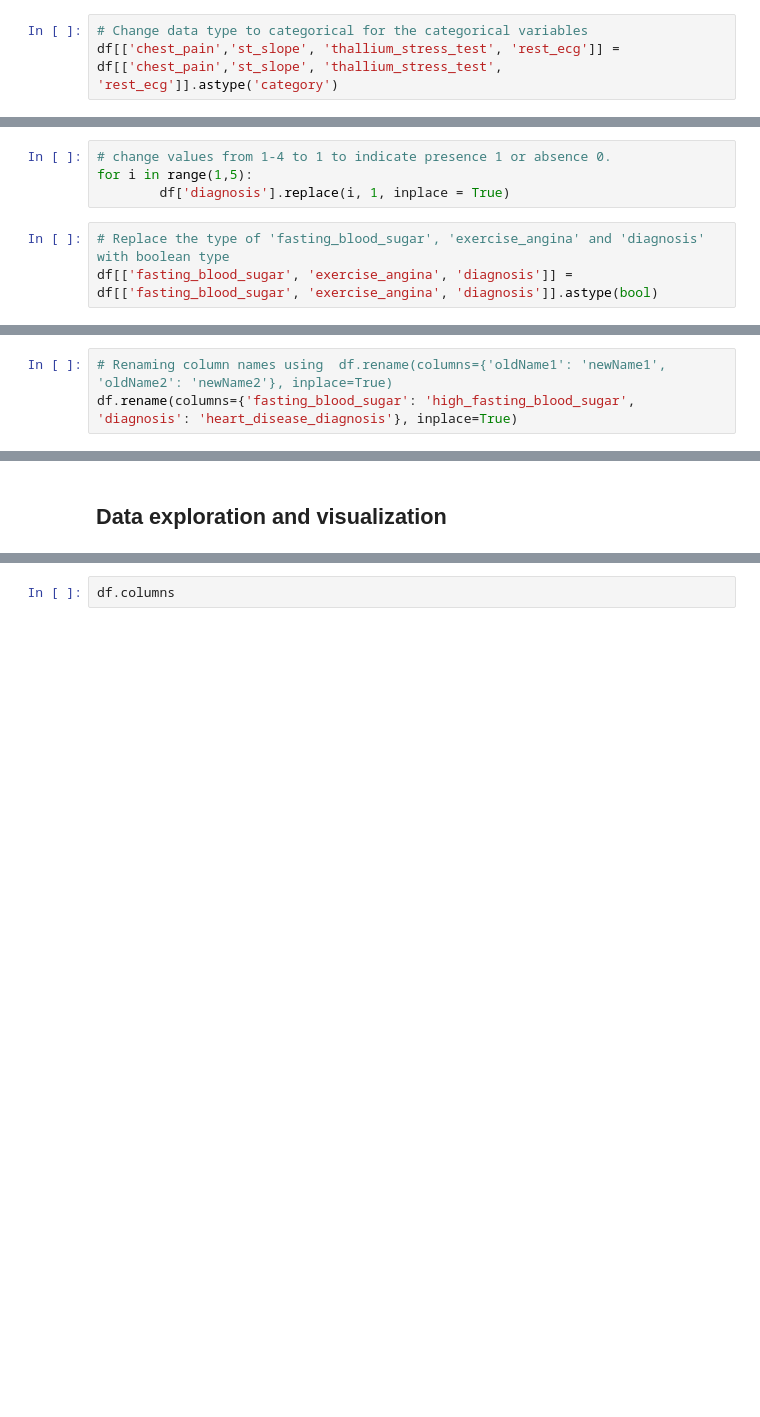
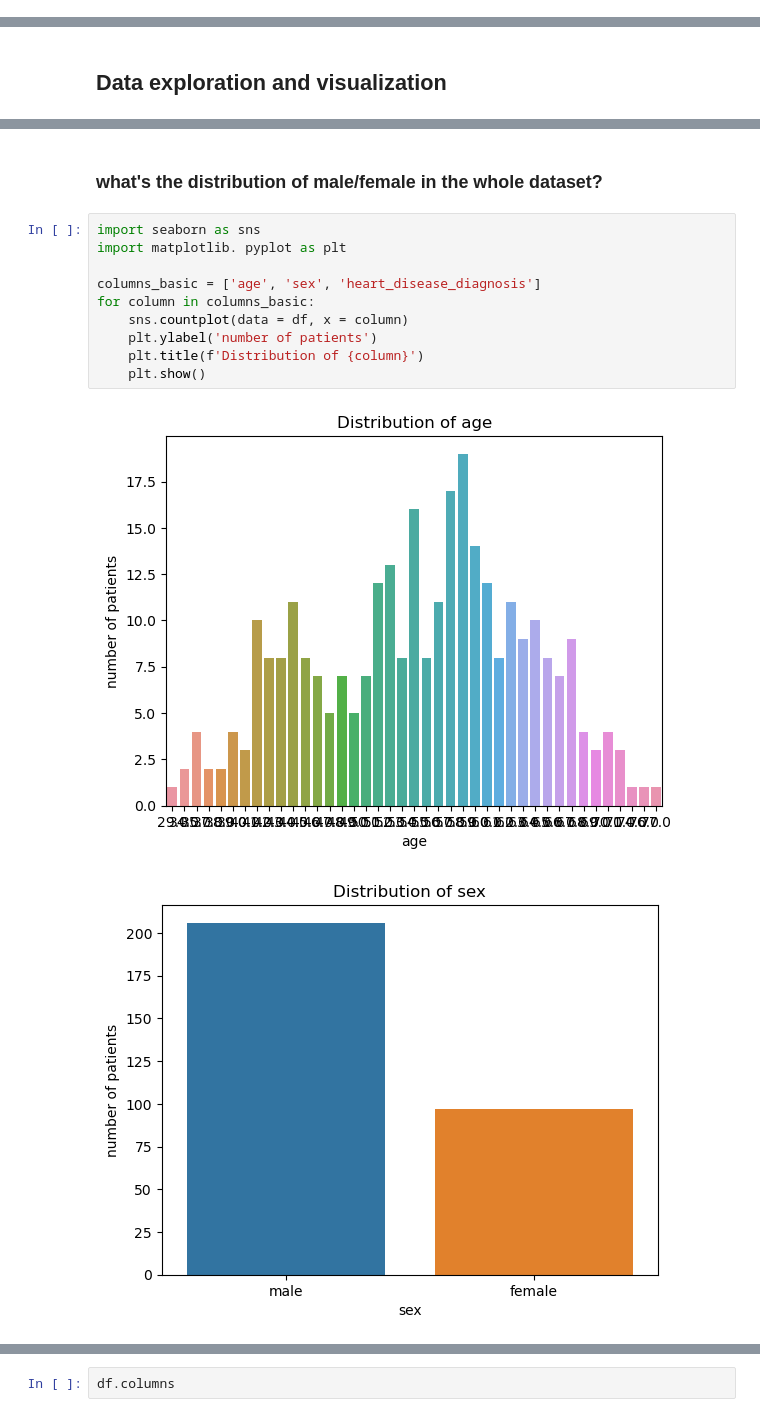
Before and after one commit to paulinedao/heart_disease, a Jupyter notebook: heart_disease/heart_disease.ipynb, the cells around one changed output, grey strips where cells are left out. Drawn from its saved outputs; the diff is of its cells as text; blank space fills up the shorter version.

```diff
--- a/heart_disease/heart_disease.ipynb
+++ b/heart_disease/heart_disease.ipynb
@@ -265,16 +193,6 @@ Name: sex, Length: 303, dtype: object
-# %%
-# Change data type to categorical for the categorical variables
-df[['chest_pain','st_slope', 'thallium_stress_test', 'rest_ecg']] = df[['chest_pain','st_slope', 'thallium_stress_test', 'rest_ecg']].astype('category')
 # %% [markdown]
 For the variables 'fasting_blood_sugar', 'exercise_angina', 'diagnosis', we will change them into boolean True or False and rename the column names.
 # %% [markdown]
 ### Changing variables to boolean type
 # %% [markdown]
 For the diagnosis, we have 0 which means absence of heart disease and 1,2,3 and 4 representing presence of heart disease. To simplify, we will changethe values from 1 to 4 to 1.
-# %%
-# change values from 1-4 to 1 to indicate presence 1 or absence 0.
-for i in range(1,5):
-        df['diagnosis'].replace(i, 1, inplace = True)
-# %%
-# Replace the type of 'fasting_blood_sugar', 'exercise_angina' and 'diagnosis' with boolean type
-df[['fasting_blood_sugar', 'exercise_angina', 'diagnosis']] = df[['fasting_blood_sugar', 'exercise_angina', 'diagnosis']].astype(bool)
@@ -281,5 +215,2 @@ df[['fasting_blood_sugar', 'exercise_angina', 'diagnosis']] = df[['fasting_blood
 # %% [markdown]
 Comment: Now variables 'fast_blood_sugar', 'exercise_angina' and 'diagnosis' are boolean. Let's rename some columns to make it understandable. I will change 'fasting_blood_sugar' to 'high_fasting_blood_sugar', because this is true when the value is > 120 mg/dl and let's change 'diagnosis' to 'heart_disease_diagnosis'
-# %%
-# Renaming column names using  df.rename(columns={'oldName1': 'newName1', 'oldName2': 'newName2'}, inplace=True)
-df.rename(columns={'fasting_blood_sugar': 'high_fasting_blood_sugar', 'diagnosis': 'heart_disease_diagnosis'}, inplace=True)
@@ -353,3 +264,18 @@ sns.countplot(data = df, x = 'heart_disease_diagnosis')
 # %% [output]
 <Axes: xlabel='heart_disease_diagnosis', ylabel='count'>
 [figure]
+# %% [markdown]
+### what's the distribution of male/female in the whole dataset?
+# %%
+import seaborn as sns
+import matplotlib. pyplot as plt
+
+columns_basic = ['age', 'sex', 'heart_disease_diagnosis']
+for column in columns_basic:
+    sns.countplot(data = df, x = column)
+    plt.ylabel('number of patients')
+    plt.title(f'Distribution of {column}')
+    plt.show()
+# %% [output]
+[figure, added]
+[figure, added]
```
Also changed, not shown: parts of 25 cells of this notebook.
